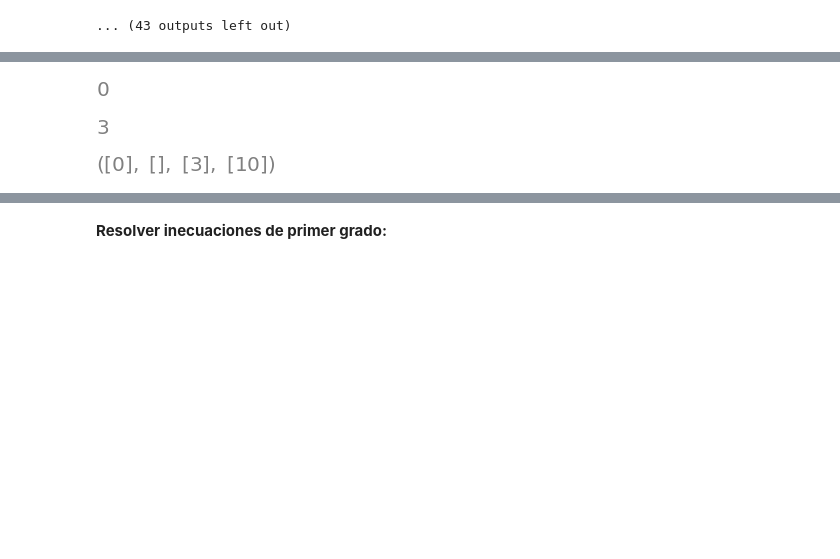
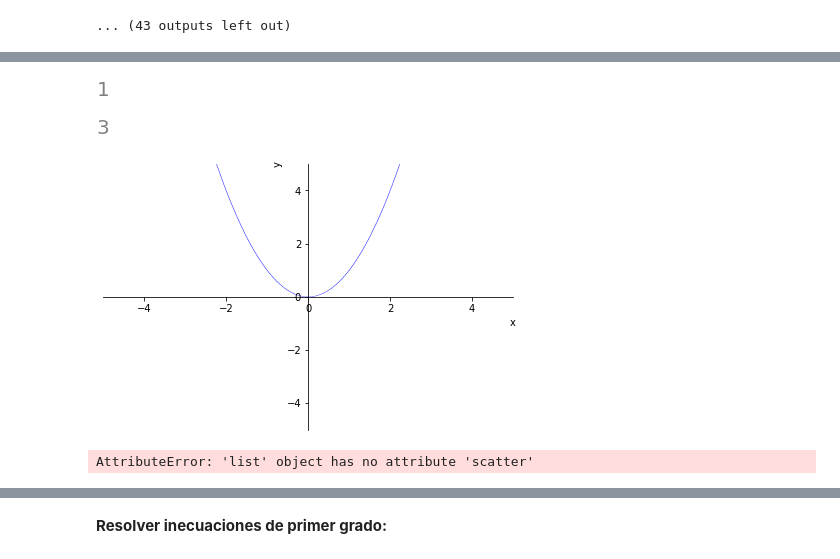
Before and after one commit to crdguez/mat4ac, a Jupyter notebook: notebooks/16-funciones.ipynb, the cells around one changed output, grey strips where cells are left out. Cells and saved outputs as stored; diff of their text form; code cells hidden in the pictures; blank space fills up the shorter version.

```diff
--- a/notebooks/16-funciones.ipynb
+++ b/notebooks/16-funciones.ipynb
@@ -208,26 +210,41 @@ $\displaystyle \left( 2, \  \infty, \  \text{True}, \  \text{True}\right)$
 # %%
-f=Piecewise((1/(x+1),x<=0),(x**2+1,x>3))
+f=Piecewise((1/(x+1),x<=1),(x**2+1,x>3))
+
 
 cerrados, abiertos, cerrados_imagen, abiertos_imagen = [],[],[],[]
 
 for t in f.args:
 #     display(t.args)
 #     display(t.args[1].as_set().args)
     for j in range(2):
         if abs(t.args[1].as_set().args[j]) != oo :
             if t.args[1].as_set().args[j+2] :
                 cerrados.append(t.args[1].as_set().args[j])
                 cerrados_imagen.append(t.args[0].subs(x,t.args[1].as_set().args[j]))
                 display(t.args[1].as_set().args[j])
             else :
                 abiertos.append(t.args[1].as_set().args[j])
                 abiertos_imagen.append(t.args[0].subs(x,t.args[1].as_set().args[j]))
                 display(t.args[1].as_set().args[j])
 
-abiertos, abierto_imagen, cerrados, cerrados_imagen
+abiertos, abiertos_imagen, cerrados, cerrados_imagen
+
+# p=plot(f,(x,-3,10))
+p=plot_implicit(Eq(y,x**2))
+fg = p._backend.fig
+ax = p._backend.ax
+ax.scatter(0,1)
+ax.set_ylim(-5,5)
+
+# fg.gca().set_aspect('equal')
+
+# plt.scatter(abiertos,abiertos_imagen)
+
+
 # f.subs(x,1)
 # f.args[0].args[0].subs(x,f.args[0].args[1].as_set().args[1])
 # %% [output]
-[figure, old version]
+[figure, new version]
 [figure]
-[figure, old version]
+[figure, new version]
+AttributeError: 'list' object has no attribute 'scatter'
```
Also changed, not shown: parts of 3 cells of this notebook, 1 other file.
